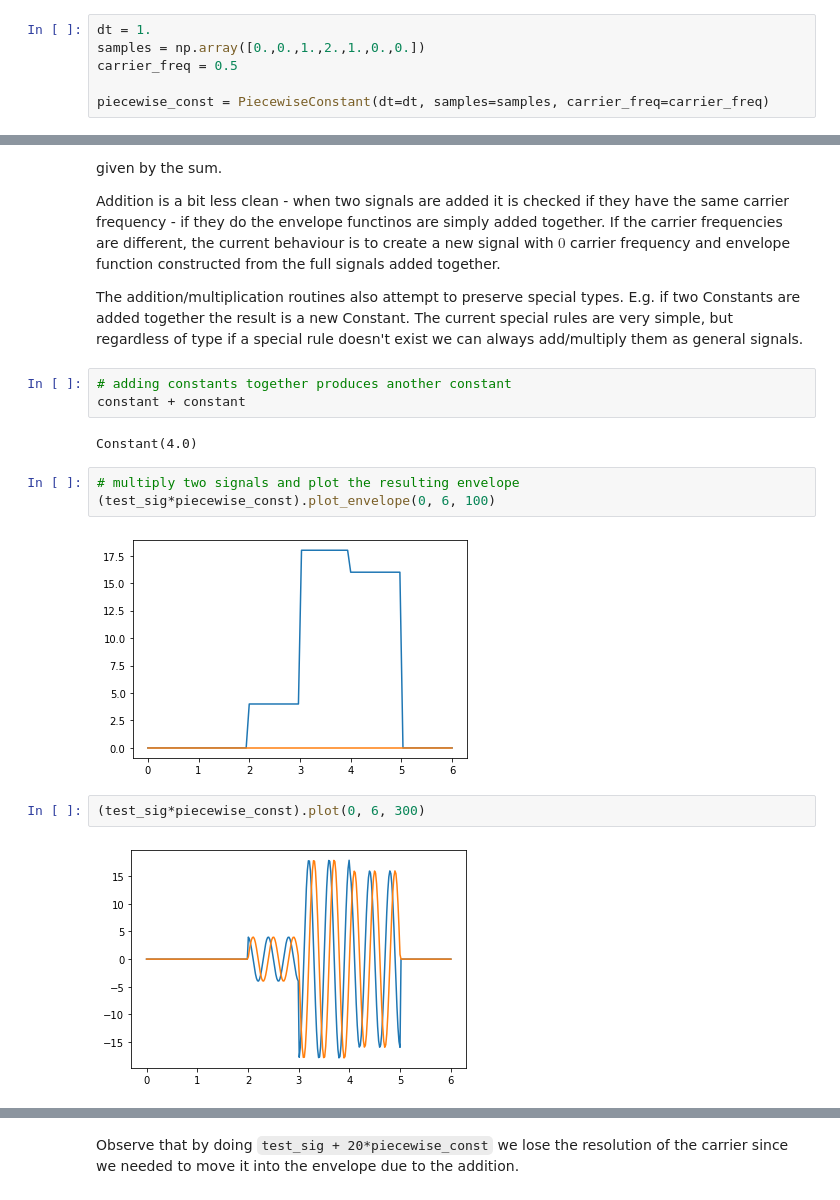
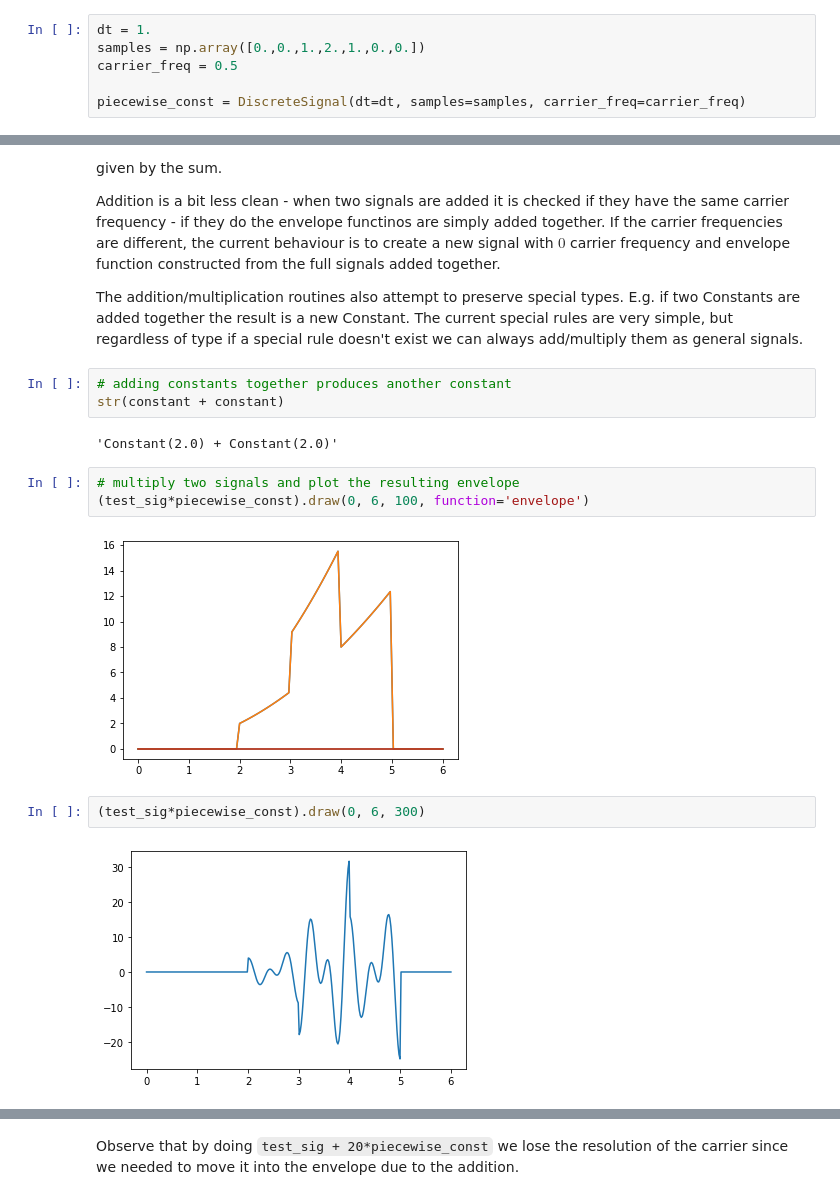
Before and after one commit to qiskit-community/qiskit-dynamics, a Jupyter notebook: example_notebooks/Signals.ipynb, the cells around one changed output, grey strips where cells are left out. Saved outputs shown, nothing was run; the diff lists cells and outputs as text.

Commit message:
updating notebooks to be functional

```diff
--- a/example_notebooks/Signals.ipynb
+++ b/example_notebooks/Signals.ipynb
@@ -56,5 +62,5 @@ dt = 1.
 samples = np.array([0.,0.,1.,2.,1.,0.,0.])
 carrier_freq = 0.5
 
-piecewise_const = PiecewiseConstant(dt=dt, samples=samples, carrier_freq=carrier_freq)
+piecewise_const = DiscreteSignal(dt=dt, samples=samples, carrier_freq=carrier_freq)
 # %%
@@ -72,17 +78,17 @@ Addition is a bit less clean - when two signals are added it is checked if they
 The addition/multiplication routines also attempt to preserve special types. E.g. if two Constants are added together the result is a new Constant. The current special rules are very simple, but regardless of type if a special rule doesn't exist we can always add/multiply them as general signals.
 # %%
 # adding constants together produces another constant
-constant + constant
+str(constant + constant)
 # %% [output]
-Constant(4.0)
+'Constant(2.0) + Constant(2.0)'
 # %%
 # multiply two signals and plot the resulting envelope
-(test_sig*piecewise_const).plot_envelope(0, 6, 100)
+(test_sig*piecewise_const).draw(0, 6, 100, function='envelope')
 # %% [output]
-[figure, old version]
+[figure, new version]
 # %%
-(test_sig*piecewise_const).plot(0, 6, 300)
+(test_sig*piecewise_const).draw(0, 6, 300)
 # %% [output]
-[figure, old version]
+[figure, new version]
 # %%
 # add a constant to a signal
```
Also changed, not shown: parts of 21 cells of this notebook, 2 other files.
